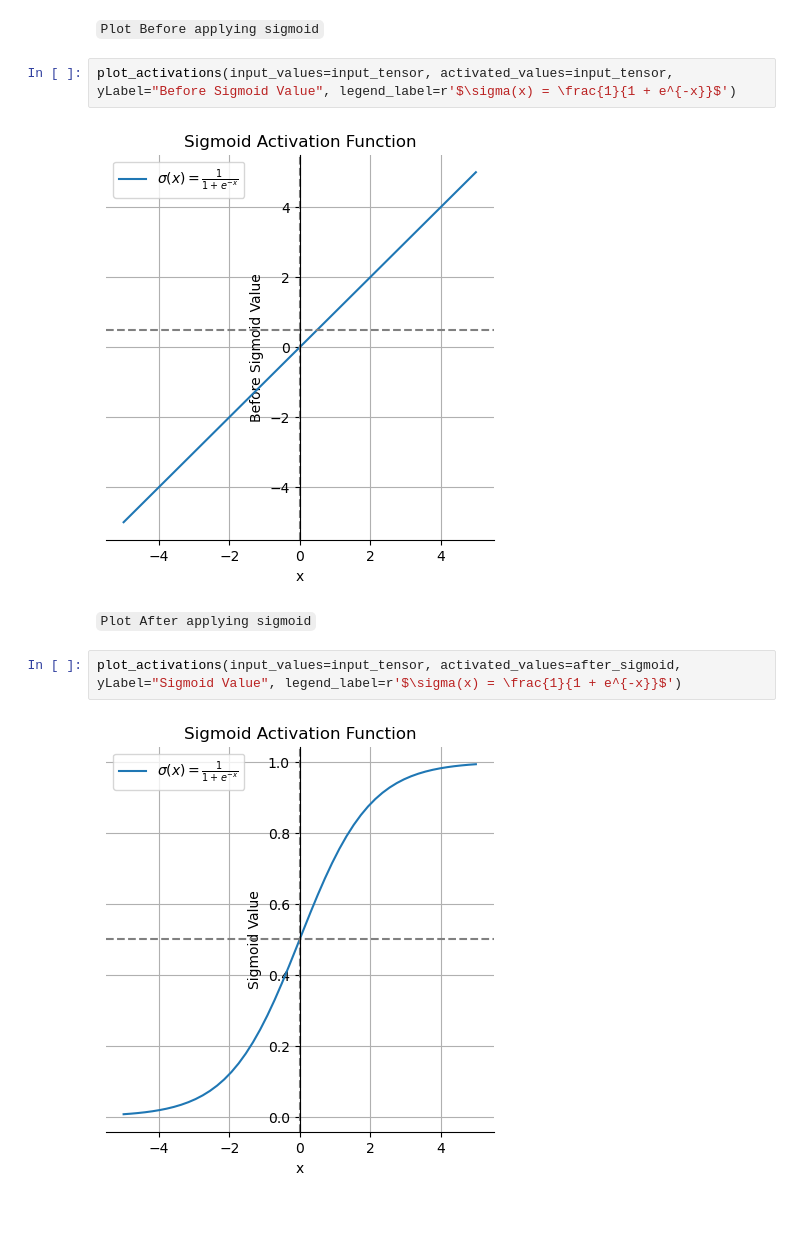
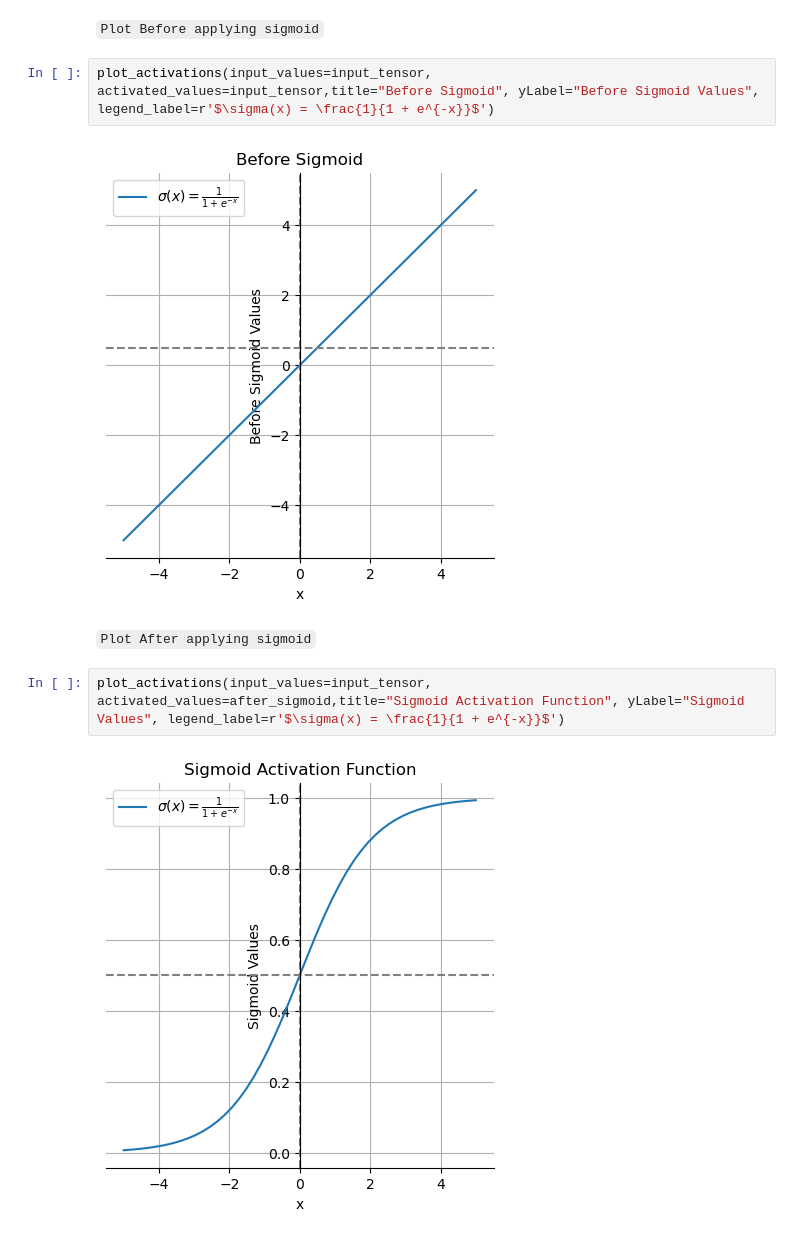
Before and after one commit to t20e/AI_projects_and_res, a Jupyter notebook: basic_ML/activation_functions/sigmoid.ipynb, the cells around one changed output. Cells and saved outputs as stored; diff of their text form.

```diff
--- a/basic_ML/activation_functions/sigmoid.ipynb
+++ b/basic_ML/activation_functions/sigmoid.ipynb
@@ -61,12 +61,12 @@ from plot_utils import plot_activations
 # %% [markdown]
 `Plot Before applying sigmoid`
 # %%
-plot_activations(input_values=input_tensor, activated_values=input_tensor, yLabel="Before Sigmoid Value", legend_label=r'$\sigma(x) = \frac{1}{1 + e^{-x}}$')
+plot_activations(input_values=input_tensor, activated_values=input_tensor,title="Before Sigmoid", yLabel="Before Sigmoid Values", legend_label=r'$\sigma(x) = \frac{1}{1 + e^{-x}}$')
 # %% [output]
-[figure, old version]
+[figure, new version]
 # %% [markdown]
 `Plot After applying sigmoid`
 # %%
-plot_activations(input_values=input_tensor, activated_values=after_sigmoid, yLabel="Sigmoid Value", legend_label=r'$\sigma(x) = \frac{1}{1 + e^{-x}}$')
+plot_activations(input_values=input_tensor, activated_values=after_sigmoid,title="Sigmoid Activation Function", yLabel="Sigmoid Values", legend_label=r'$\sigma(x) = \frac{1}{1 + e^{-x}}$')
 # %% [output]
-[figure, old version]
+[figure, new version]
```
Also changed, not shown: 3 other files.
